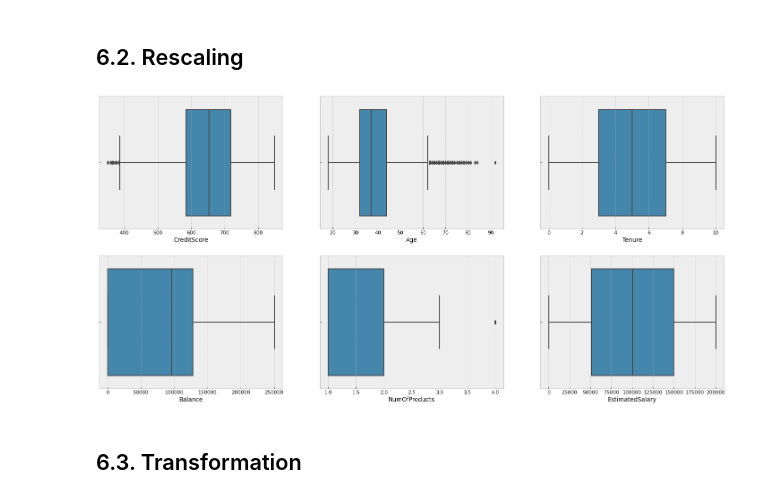
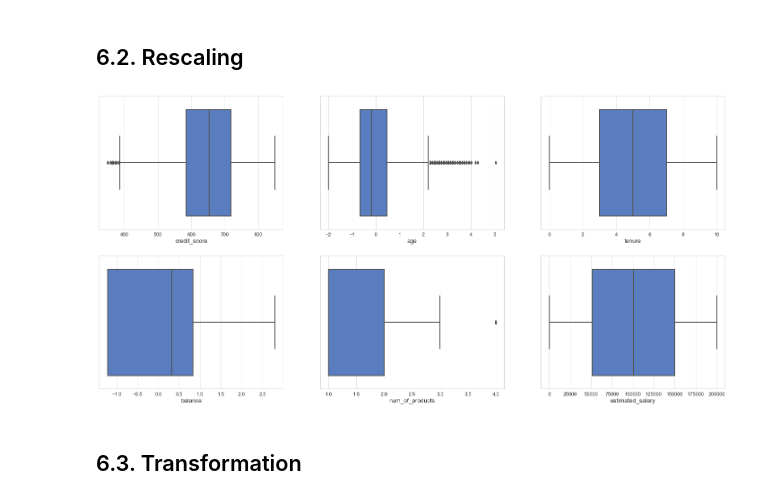
Before and after one commit to Gutscs/Client-Churn-Prediction, a Jupyter notebook: notebooks/churn_pred_cycle-2.ipynb, the cells around one changed output. Drawn from its saved outputs; the diff is of its cells as text; code cells hidden in the pictures.

```diff
--- a/notebooks/churn_pred_cycle-2.ipynb
+++ b/notebooks/churn_pred_cycle-2.ipynb
@@ -465,24 +531,30 @@ df6 = df5.copy()
 # %% [markdown]
 ## 6.1. Split Dataset
 # %%
-X = df6.drop( columns=['CustomerId', 'Surname', 'Exited'] )
-y = df6['Exited']
+X = df6.drop( columns=['customer_id', 'surname', 'exited'] )
+y = df6['exited']
 
 X_train, X_test, y_train, y_test = train_test_split( X, y, random_state=42, test_size=0.2  )
+# %%
+ss_balance = StandardScaler()
+ss_age = StandardScaler()
+
+X_train['balance'] = ss_balance.fit_transform( X_train[['balance']].values )
+X_train['age'] = ss_age.fit_transform( X_train[['age']].values )
 # %% [markdown]
 ## 6.2. Rescaling
 # %%
 fig, axes = plt.subplots(2,3)
 
 # boxplots for the numerical features
-sns.boxplot( x='CreditScore', data=X_train, ax=axes[0,0] )
-sns.boxplot( x='Age', data=X_train, ax=axes[0,1] )
-sns.boxplot( x='Tenure', data=X_train, ax=axes[0,2] )
-sns.boxplot( x='Balance', data=X_train, ax=axes[1,0] )
-sns.boxplot( x='NumOfProducts', data=X_train, ax=axes[1,1] )
-sns.boxplot( x='EstimatedSalary', data=X_train, ax=axes[1,2] );
+sns.boxplot( x='credit_score', data=X_train, ax=axes[0,0] )
+sns.boxplot( x='age', data=X_train, ax=axes[0,1] )
+sns.boxplot( x='tenure', data=X_train, ax=axes[0,2] )
+sns.boxplot( x='balance', data=X_train, ax=axes[1,0] )
+sns.boxplot( x='num_of_products', data=X_train, ax=axes[1,1] )
+sns.boxplot( x='estimated_salary', data=X_train, ax=axes[1,2] );
 # %% [output]
-[figure, old version]
+[figure, new version]
 # %%
 # MinMaxScaler
 ms_tenure = MinMaxScaler()
```
Also changed, not shown: parts of 35 cells of this notebook.
